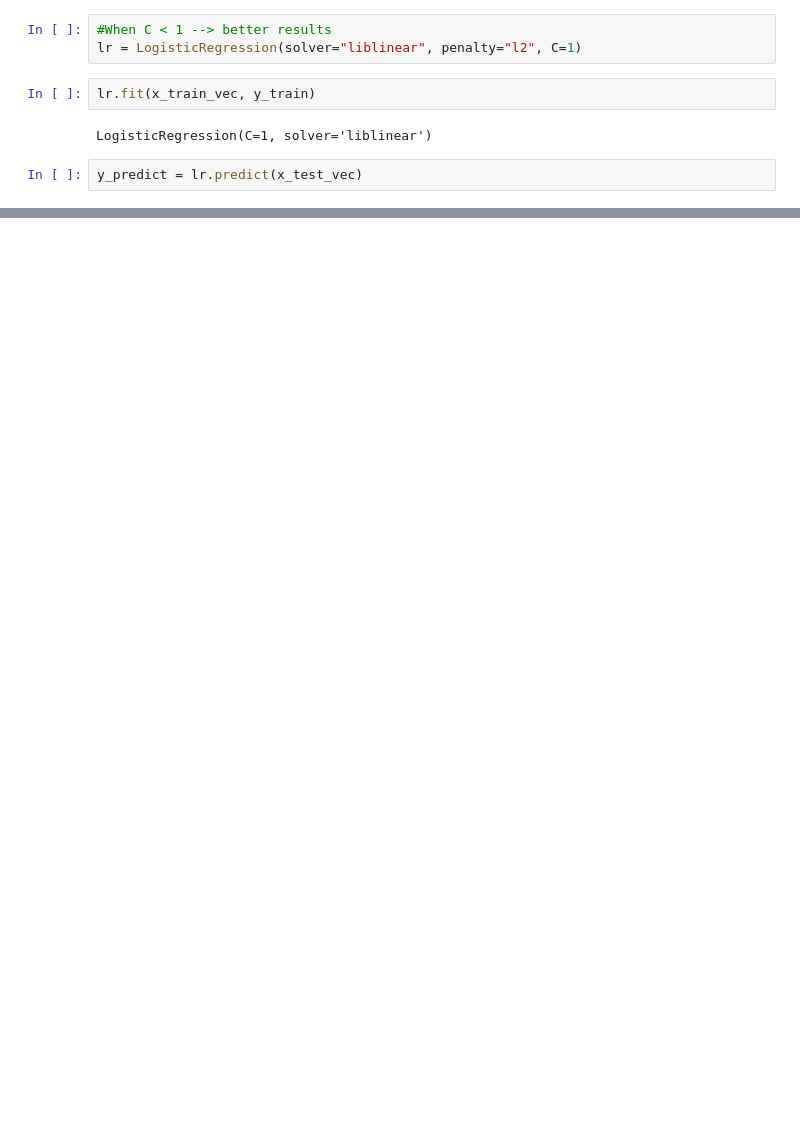
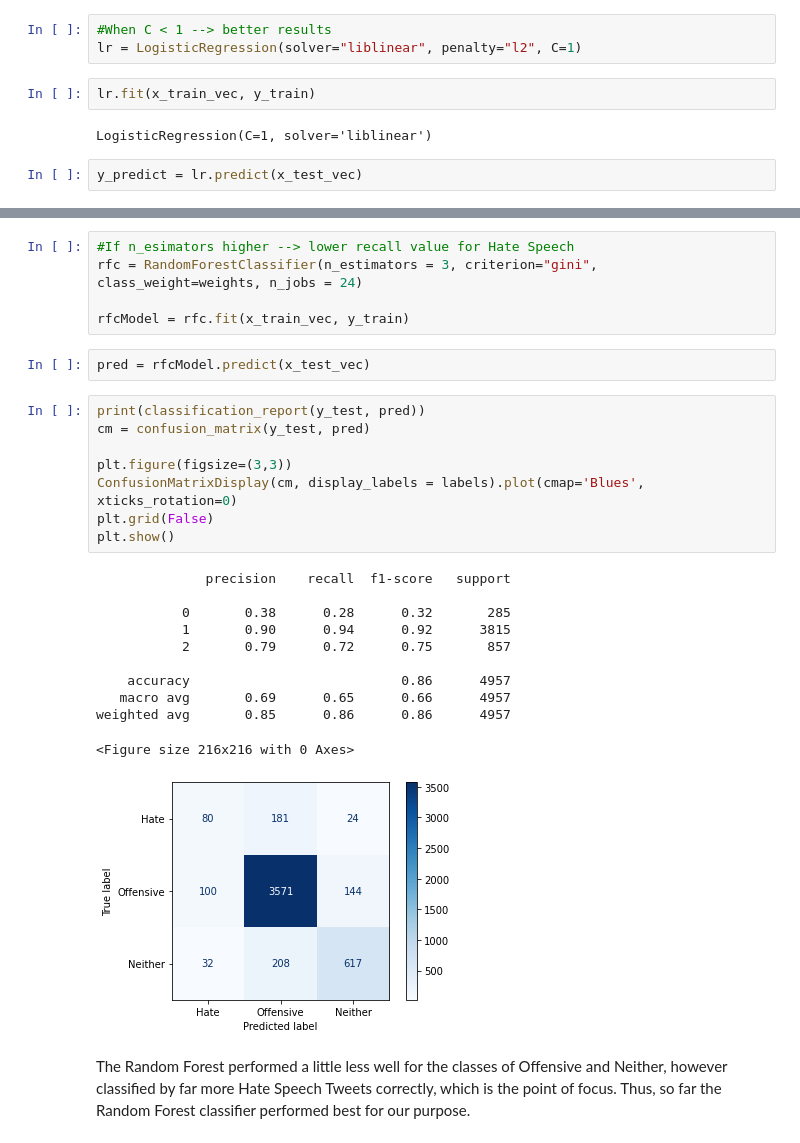
Before and after one commit to Jonas399/Hate-Speech-Recognition, a Jupyter notebook: docs/Hate Speech.ipynb, the cells around one changed output, grey strips where cells are left out. Saved outputs shown, nothing was run; the diff lists cells and outputs as text; blank space fills up the shorter version.

```diff
--- a/docs/Hate Speech.ipynb
+++ b/docs/Hate Speech.ipynb
@@ -1328,0 +511,29 @@ So far we have used only single words for the identification of hate speech. How
+# %%
+#If n_esimators higher --> lower recall value for Hate Speech
+rfc = RandomForestClassifier(n_estimators = 3, criterion="gini", class_weight=weights, n_jobs = 24)
+
+rfcModel = rfc.fit(x_train_vec, y_train)
+# %%
+pred = rfcModel.predict(x_test_vec)
+# %%
+print(classification_report(y_test, pred))
+cm = confusion_matrix(y_test, pred)
+
+plt.figure(figsize=(3,3))
+ConfusionMatrixDisplay(cm, display_labels = labels).plot(cmap='Blues', xticks_rotation=0)
+plt.grid(False)
+plt.show()
+# %% [output]
+              precision    recall  f1-score   support
+
+           0       0.38      0.28      0.32       285
+           1       0.90      0.94      0.92      3815
+           2       0.79      0.72      0.75       857
+
+    accuracy                           0.86      4957
+   macro avg       0.69      0.65      0.66      4957
+weighted avg       0.85      0.86      0.86      4957
+<Figure size 216x216 with 0 Axes>
+[figure, added]
+# %% [markdown]
+The Random Forest performed a little less well for the classes of Offensive and Neither, however classified by far more Hate Speech Tweets correctly, which is the point of focus. Thus, so far the Random Forest classifier performed best for our purpose.
```
Also changed, not shown: parts of 169 cells of this notebook, 1 other file.
